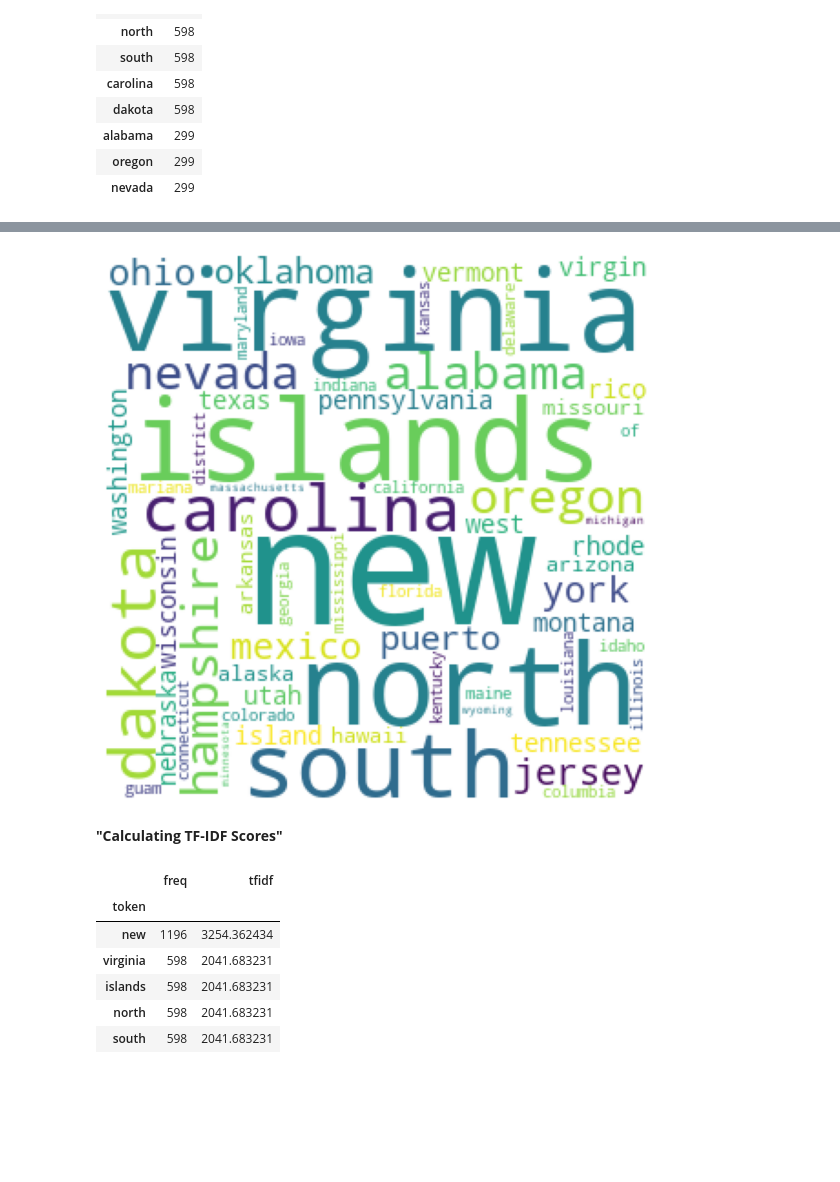
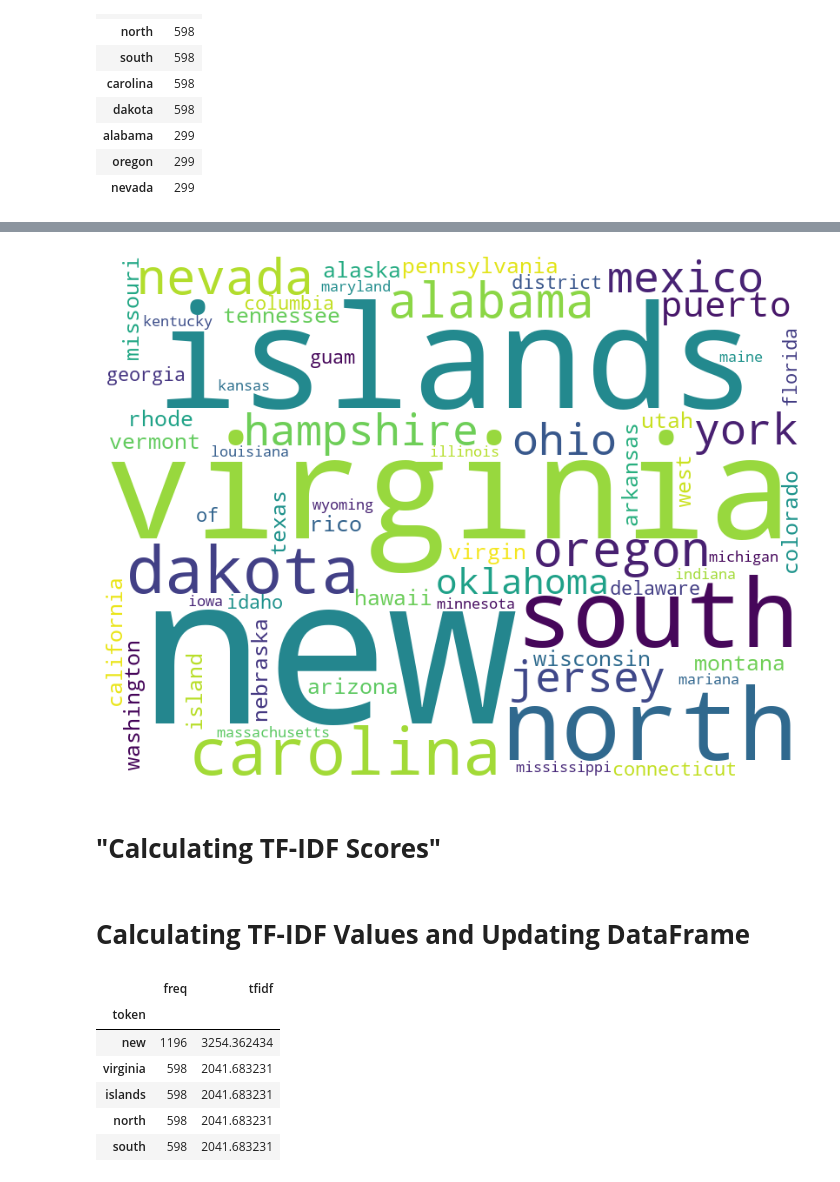
Before and after one commit to KeerthiR02/TextBasedAnalysis, a Jupyter notebook: assignment3.ipynb, the cells around one changed output, grey strips where cells are left out. Cells and saved outputs as stored; diff of their text form; code cells hidden in the pictures; blank space fills up the shorter version.

```diff
--- a/assignment3.ipynb
+++ b/assignment3.ipynb
@@ -102,18 +102,18 @@ plt.show()
 # %%
 from wordcloud import WordCloud
 from matplotlib import pyplot as plt
-wc = WordCloud(background_color='white', width = 300, height=300, margin=2)
+wc = WordCloud(background_color='white', width = 800, height=600, margin=2)
 wc.fit_words(freq_df['freq'].to_dict() )
 plt.figure(figsize = (8, 8), facecolor = None)
 plt.imshow(wc)
 plt.axis("off")
 plt.tight_layout(pad = 0)
 
 plt.show()
 # %% [output]
-[figure, old version]
+[figure, new version]
 # %% [markdown]
-**"Calculating TF-IDF Scores"**
+# **"Calculating TF-IDF Scores"**
 # %%
 import numpy as np
 def compute_idf(df, column='tokens', preprocess=None, min_df=1):
@@ -130,6 +130,8 @@ def compute_idf(df, column='tokens', preprocess=None, min_df=1):
     idf_df.index.name = 'token'
     return idf_df
 idf_df = compute_idf(df)
+# %% [markdown]
+# **Calculating TF-IDF Values and Updating DataFrame**
 # %%
 freq_df['tfidf'] = freq_df['freq'] * idf_df['idf']
 freq_df.head()
```
Also changed, not shown: parts of 13 cells of this notebook.
